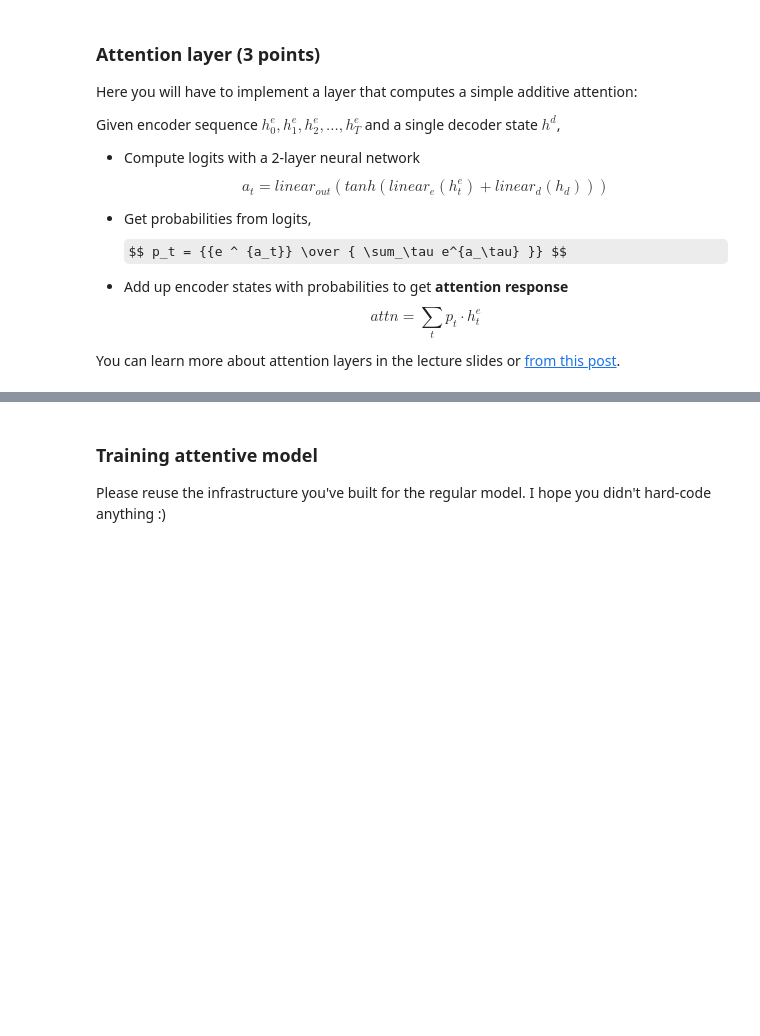
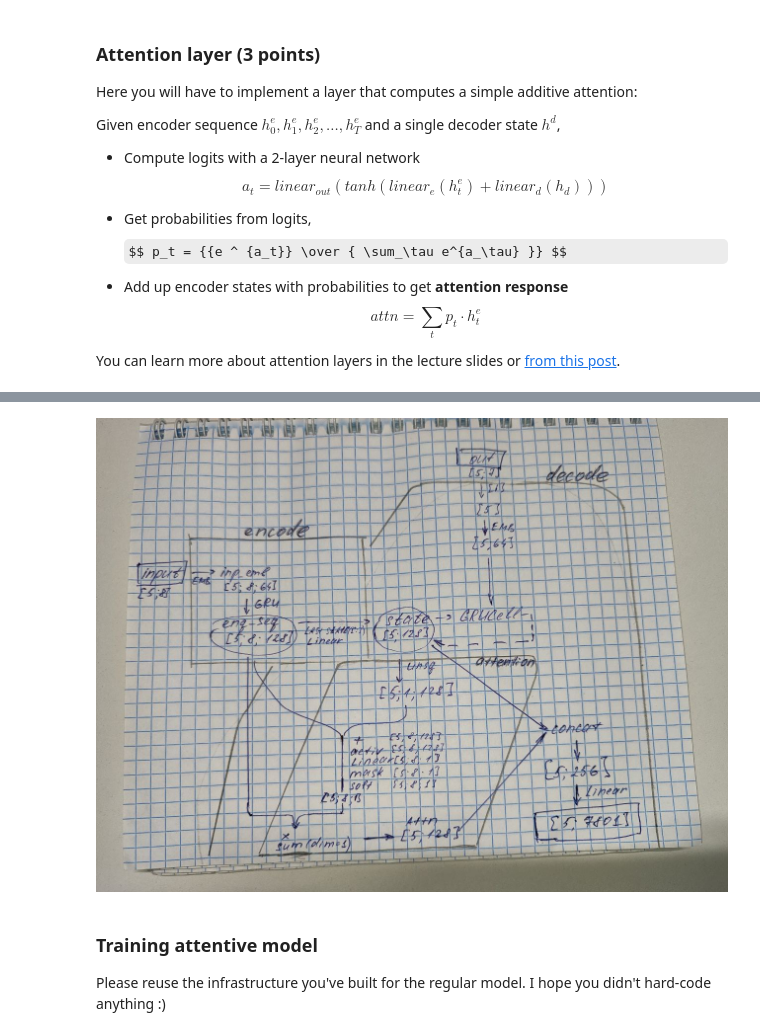
Before and after one commit to denzel-lito/yandexdataschool_nlp_course, a Jupyter notebook: week04_seq2seq/practice_and_homework_pytorch.ipynb, the cells around one changed output, grey strips where cells are left out. Cells and saved outputs as stored; diff of their text form; code cells hidden in the pictures; some formulas as TeX source; blank space fills up the shorter version.

```diff
--- a/week04_seq2seq/practice_and_homework_pytorch.ipynb
+++ b/week04_seq2seq/practice_and_homework_pytorch.ipynb
@@ -422,3 +561,7 @@ _There are, of course, alternative ways to wire attention into your network and
+# %%
+display(Image('my_photo_2.jpeg'))
+# %% [output]
+[figure, added]
 # %%
 class AttentiveModel(BasicModel):
     def __init__(self, name, inp_voc, out_voc,
```
Also changed, not shown: parts of 26 cells of this notebook, 6 other files.
